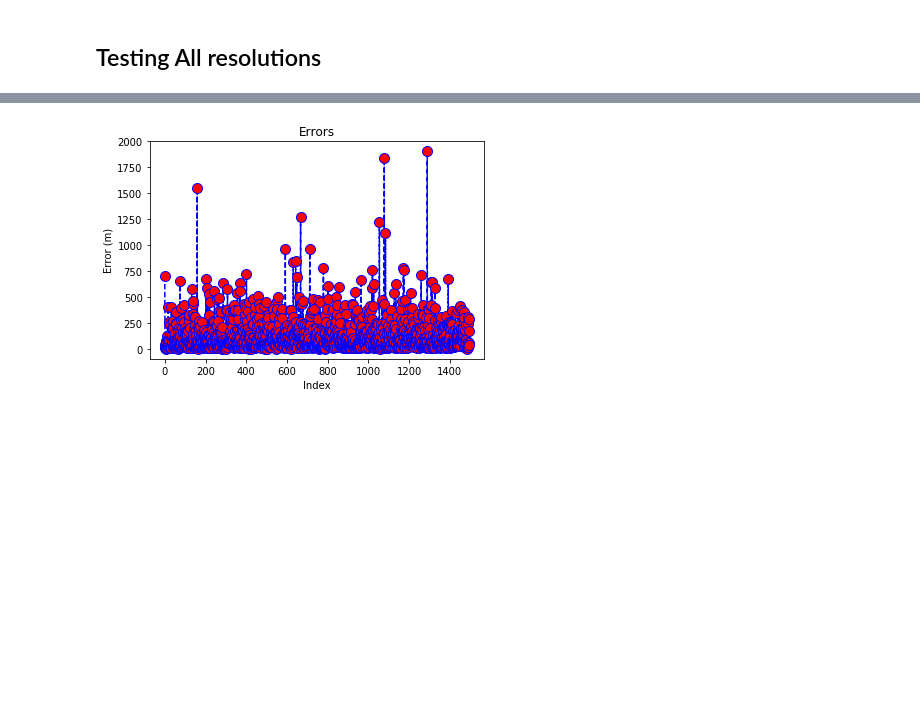
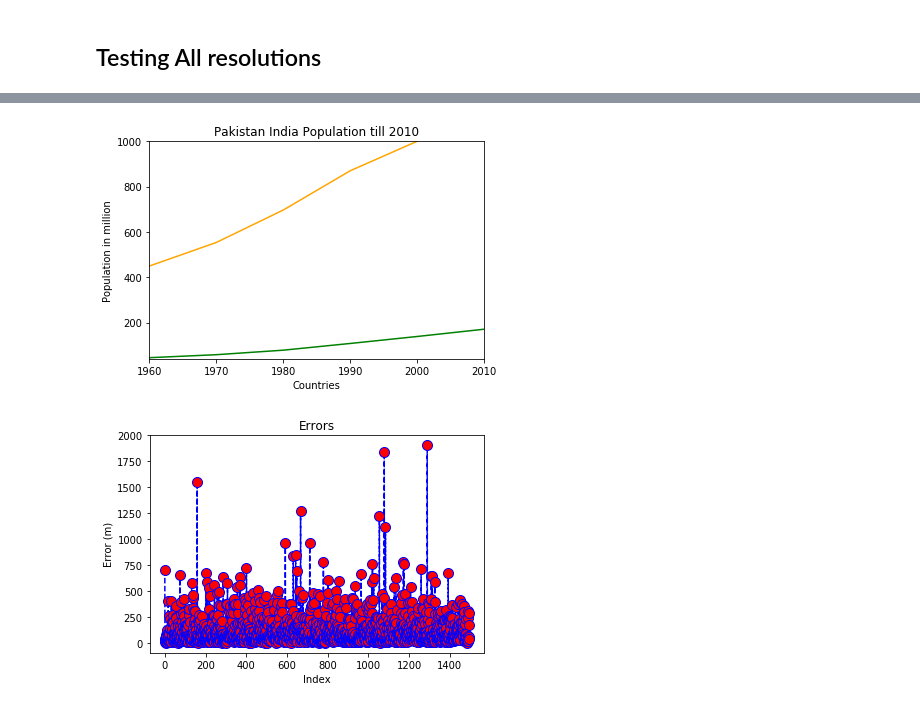
Before and after one commit to thiagoald/projeto_es290, a Jupyter notebook: Localization.ipynb, the cells around one changed output, grey strips where cells are left out. Cells and saved outputs as stored; diff of their text form; code cells hidden in the pictures; blank space fills up the shorter version.

```diff
--- a/Localization.ipynb
+++ b/Localization.ipynb
@@ -481,3 +509,16 @@ Erro médio: para a resolução70.30939771589878 : 20
+# %%
+year = [1960, 1970, 1980, 1990, 2000, 2010]
+pop_pakistan = [44.91, 58.09, 78.07, 107.7, 138.5, 170.6]
+pop_india = [449.48, 553.57, 696.783, 870.133, 1000.4, 1309.1]
+plt.plot(year, pop_pakistan, color='g')
+plt.plot(year, pop_india, color='orange')
+plt.xlabel('Countries')
+plt.ylabel('Population in million')
+plt.title('Pakistan India Population till 2010')
+plt.axis([1960, 2010,40, 1000])
+plt.show()
+# %% [output]
+[figure, added]
 # %%
 show_stats_graphs(errors_naive)
 show_stats_graphs(errors_taf)
```
Also changed, not shown: parts of 8 cells of this notebook, 1 other file.
